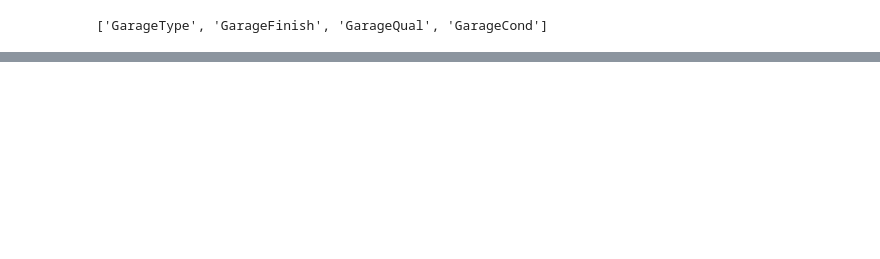
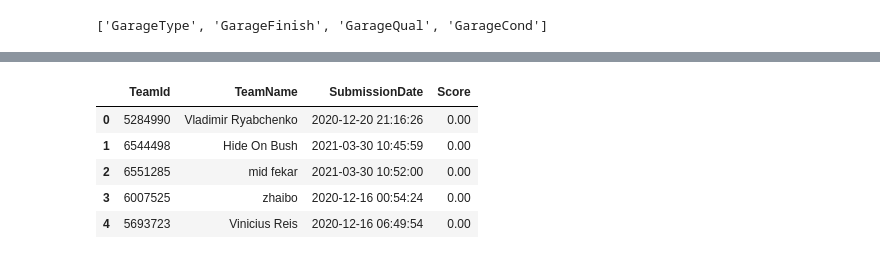
Before and after one commit to Justdek-code/data-science, a Jupyter notebook: house_prices_prediction/house_prices_prediction.ipynb, the cells around one changed output, grey strips where cells are left out. Drawn from its saved outputs; the diff is of its cells as text; code cells hidden in the pictures; blank space fills up the shorter version.

```diff
--- a/house_prices_prediction/house_prices_prediction.ipynb
+++ b/house_prices_prediction/house_prices_prediction.ipynb
@@ -21,4 +23 @@ from sklearn.neighbors import KNeighborsClassifier
 from sklearn.svm import SVC
-# %%
-pd.set_option('max_columns', None)
-pd.options.display.float_format = "{:,.2f}".format
@@ -529,0 +811,10 @@ GARAGECOND
+# %%
+leaderboard = pd.read_csv('C:\\Users\\Administrator\\Pictures\\leaderboard.csv')
+leaderboard.head()
+# %% [output]
+|  | TeamId | TeamName | SubmissionDate | Score |
+| 0 | 5284990 | Vladimir Ryabchenko | 2020-12-20 21:16:26 | 0.00 |
+| 1 | 6544498 | Hide On Bush | 2021-03-30 10:45:59 | 0.00 |
+| 2 | 6551285 | mid fekar | 2021-03-30 10:52:00 | 0.00 |
+| 3 | 6007525 | zhaibo | 2020-12-16 00:54:24 | 0.00 |
+| 4 | 5693723 | Vinicius Reis | 2020-12-16 06:49:54 | 0.00 |
```
Also changed, not shown: parts of 48 cells of this notebook.
